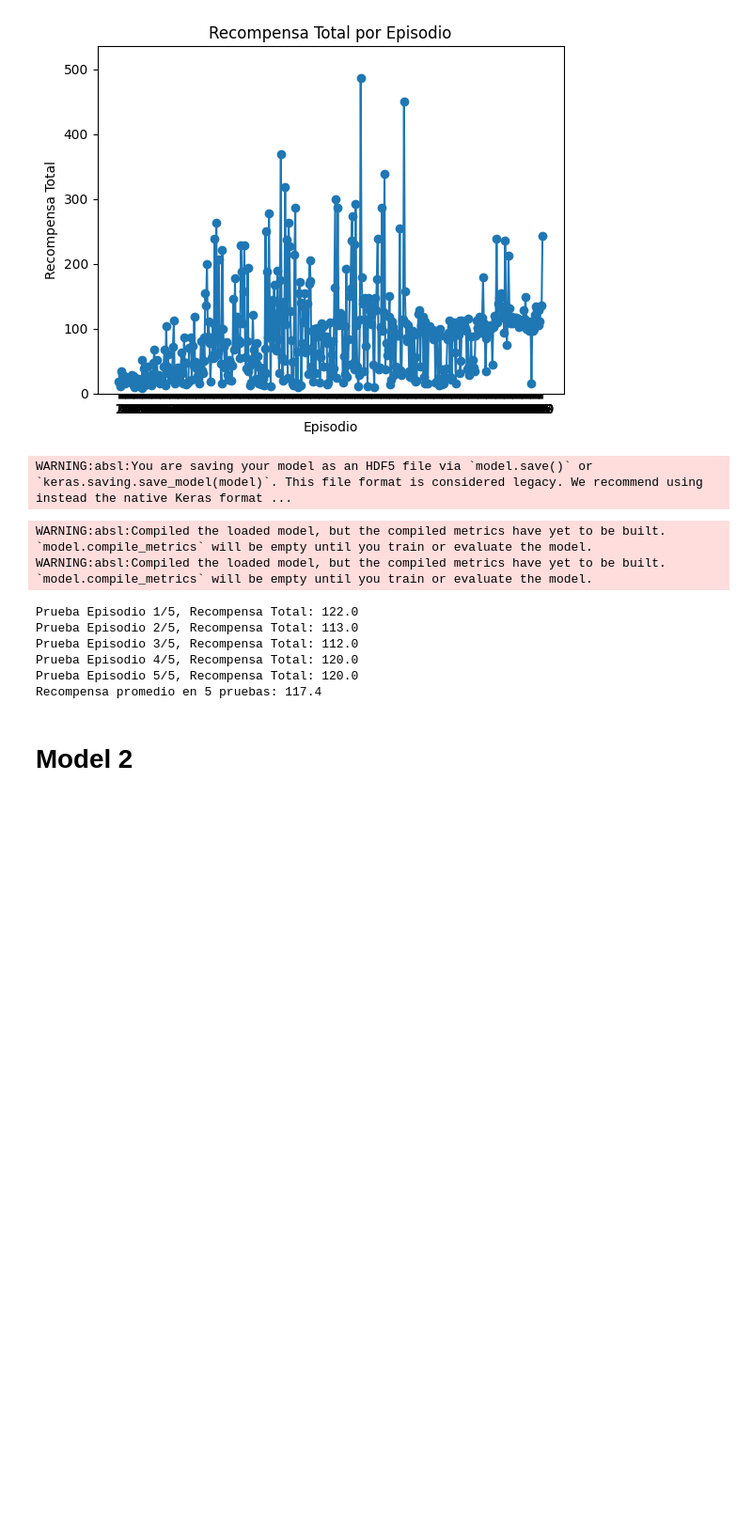
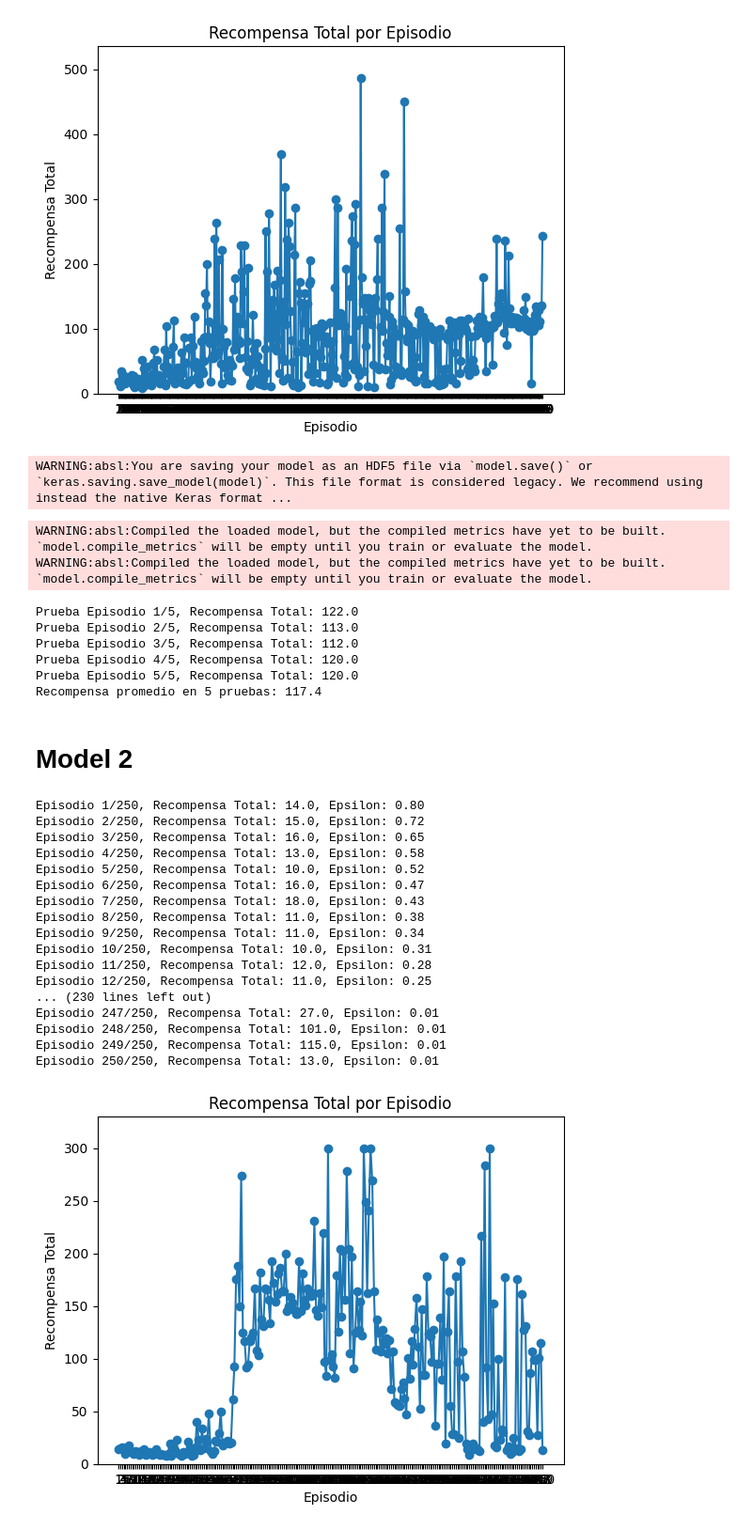
Before and after one commit to FranzCastillo/DeepQ-CartPole, a Jupyter notebook: src/CartPole.ipynb, the cells around one changed output. Shown at 94% size. Cells and saved outputs as stored; diff of their text form; code cells hidden in the pictures; blank space fills up the shorter version.

```diff
--- a/src/CartPole.ipynb
+++ b/src/CartPole.ipynb
@@ -355,0 +372,32 @@ Recompensa promedio en 5 pruebas: 117.4
+# %%
+env = gym.make("CartPole-v1")
+state_size = env.observation_space.shape[0]
+action_size = env.action_space.n
+
+# Agent
+agent = DQLAgent(state_size, action_size)
+
+# Train agent
+train_agent(env, agent)
+
+# Save agent
+agent.save("cartpolev2-dql.h5")
+# %% [output]
+Episodio 1/250, Recompensa Total: 14.0, Epsilon: 0.80
+Episodio 2/250, Recompensa Total: 15.0, Epsilon: 0.72
+Episodio 3/250, Recompensa Total: 16.0, Epsilon: 0.65
+Episodio 4/250, Recompensa Total: 13.0, Epsilon: 0.58
+Episodio 5/250, Recompensa Total: 10.0, Epsilon: 0.52
+Episodio 6/250, Recompensa Total: 16.0, Epsilon: 0.47
+Episodio 7/250, Recompensa Total: 18.0, Epsilon: 0.43
+Episodio 8/250, Recompensa Total: 11.0, Epsilon: 0.38
+Episodio 9/250, Recompensa Total: 11.0, Epsilon: 0.34
+Episodio 10/250, Recompensa Total: 10.0, Epsilon: 0.31
+Episodio 11/250, Recompensa Total: 12.0, Epsilon: 0.28
+Episodio 12/250, Recompensa Total: 11.0, Epsilon: 0.25
+... (230 lines left out)
+Episodio 247/250, Recompensa Total: 27.0, Epsilon: 0.01
+Episodio 248/250, Recompensa Total: 101.0, Epsilon: 0.01
+Episodio 249/250, Recompensa Total: 115.0, Epsilon: 0.01
+Episodio 250/250, Recompensa Total: 13.0, Epsilon: 0.01
+[figure, added]
```
Also changed, not shown: parts of 2 cells of this notebook, 1 other file.
